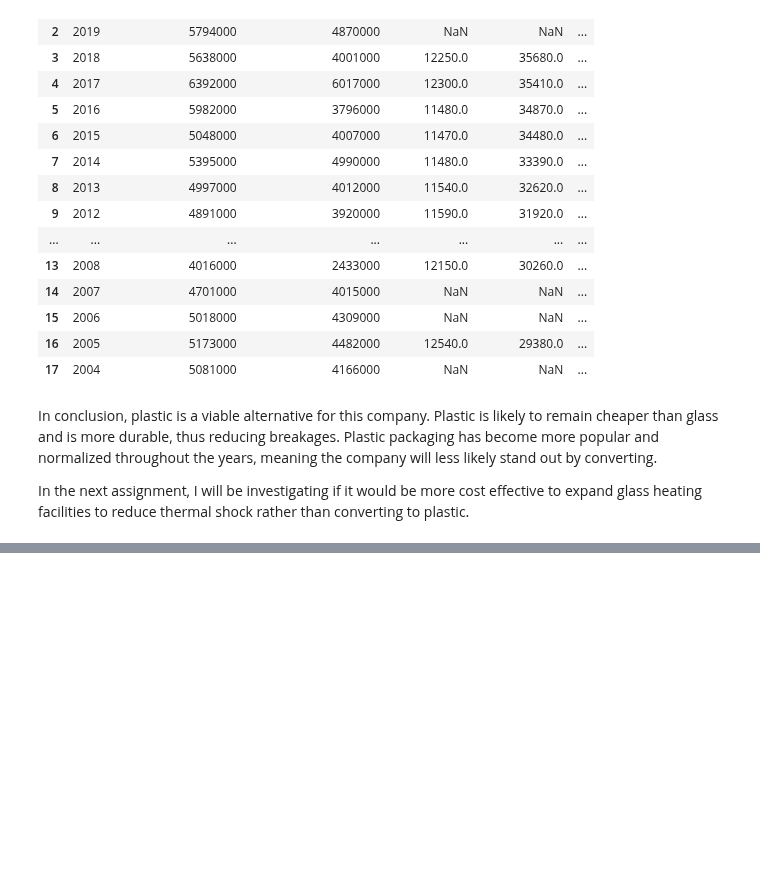
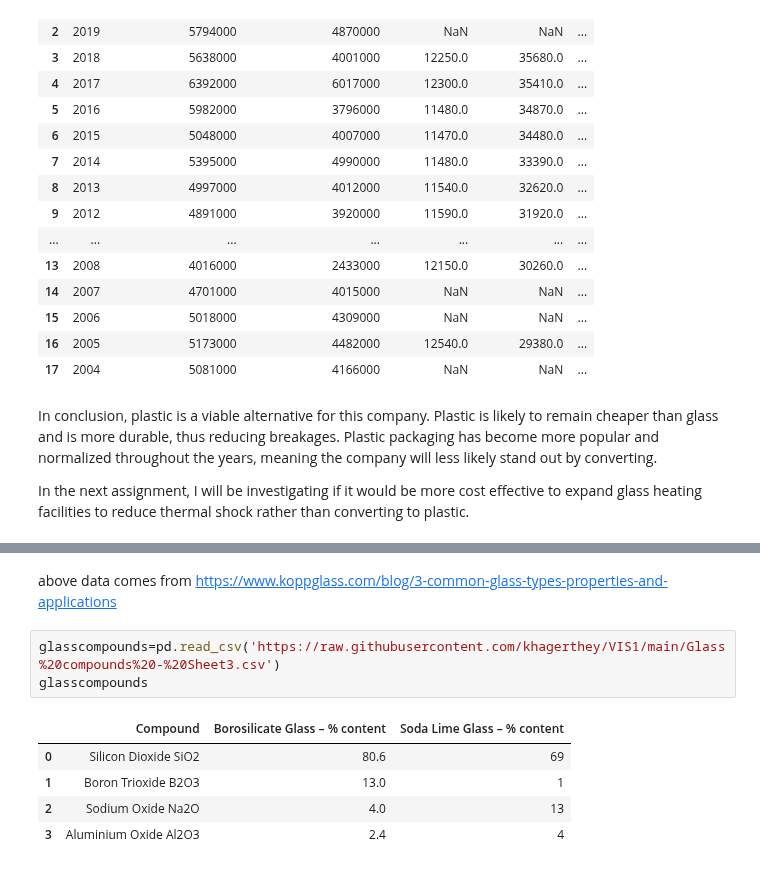
Before and after one commit to khagerthey/VIS1, a Jupyter notebook: Glass_vs_Plastic_Merge.ipynb, the cells around one changed output, grey strips where cells are left out. Cells and saved outputs as stored; diff of their text form; blank space fills up the shorter version.

Commit message:
data

```diff
--- a/Glass_vs_Plastic_Merge.ipynb
+++ b/Glass_vs_Plastic_Merge.ipynb
@@ -347,0 +368,11 @@ In the next assignment, I will be investigating if it would be more cost effecti
+# %% [markdown]
+above data comes from https://www.koppglass.com/blog/3-common-glass-types-properties-and-applications
+# %%
+glasscompounds=pd.read_csv('https://raw.githubusercontent.com/khagerthey/VIS1/main/Glass%20compounds%20-%20Sheet3.csv')
+glasscompounds
+# %% [output]
+|  | Compound | Borosilicate Glass – % content | Soda Lime Glass – % content |
+| 0 | Silicon Dioxide SiO2 | 80.6 | 69 |
+| 1 | Boron Trioxide B2O3 | 13.0 | 1 |
+| 2 | Sodium Oxide Na2O | 4.0 | 13 |
+| 3 | Aluminium Oxide Al2O3 | 2.4 | 4 |
```
Also changed, not shown: parts of 5 cells of this notebook.
